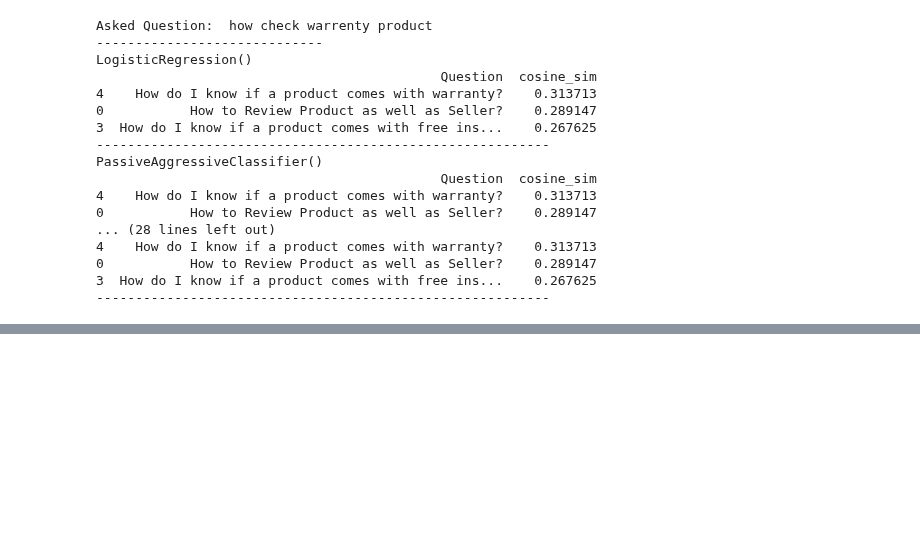
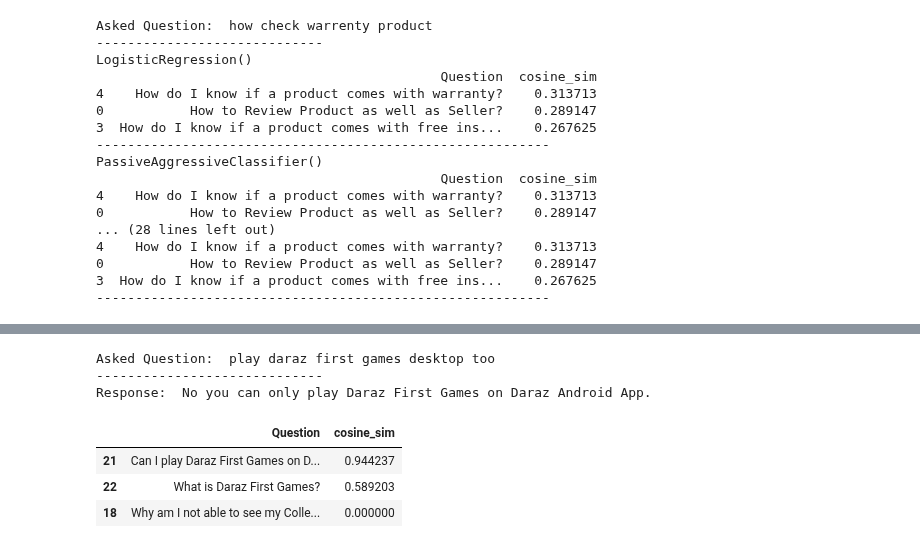
Before and after one commit to rissuuuu/DataScience, a Jupyter notebook: NLP Task/Task.ipynb, the cells around one changed output, grey strips where cells are left out. Cells and saved outputs as stored; diff of their text form; code cells hidden in the pictures; blank space fills up the shorter version.

```diff
--- a/NLP Task/Task.ipynb
+++ b/NLP Task/Task.ipynb
@@ -303,0 +355,12 @@ Response:  Make sure to check the product description of products to get more de
+# %%
+temp=return_vectorized_data('can i play daraz first games desktop too?')
+returned_df,relevant_answer=find_relevant(temp,3)
+returned_df
+# %% [output]
+Asked Question:  play daraz first games desktop too
+-----------------------------
+Response:  No you can only play Daraz First Games on Daraz Android App.
+|  | Question | cosine_sim |
+| 21 | Can I play Daraz First Games on D... | 0.944237 |
+| 22 | What is Daraz First Games? | 0.589203 |
+| 18 | Why am I not able to see my Colle... | 0.000000 |
```
Also changed, not shown: parts of 11 cells of this notebook.
